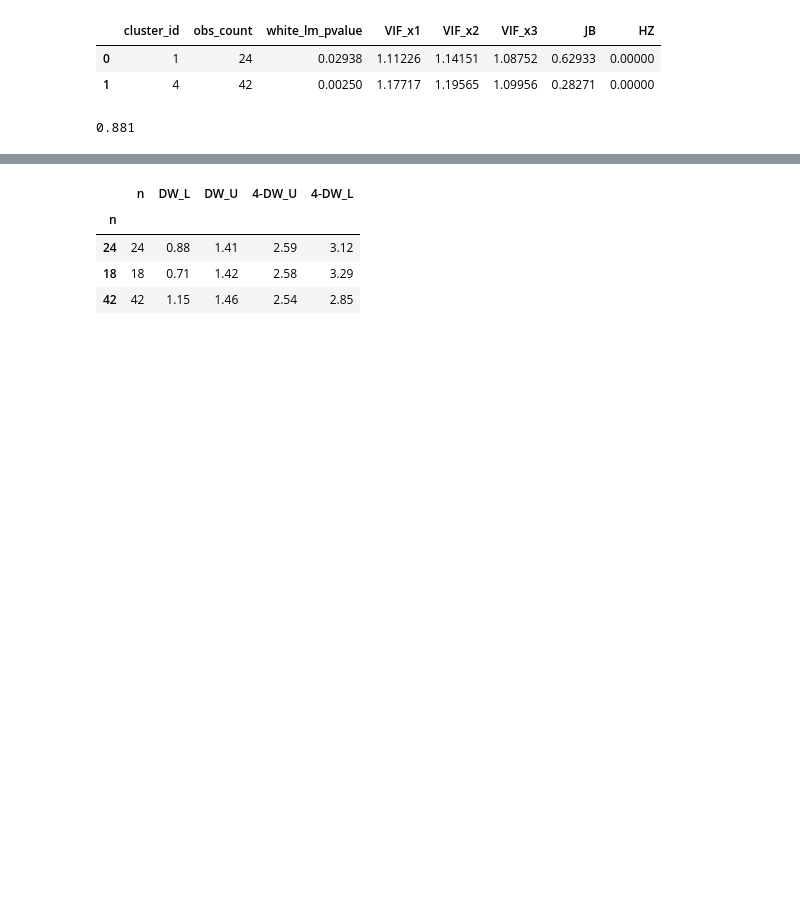
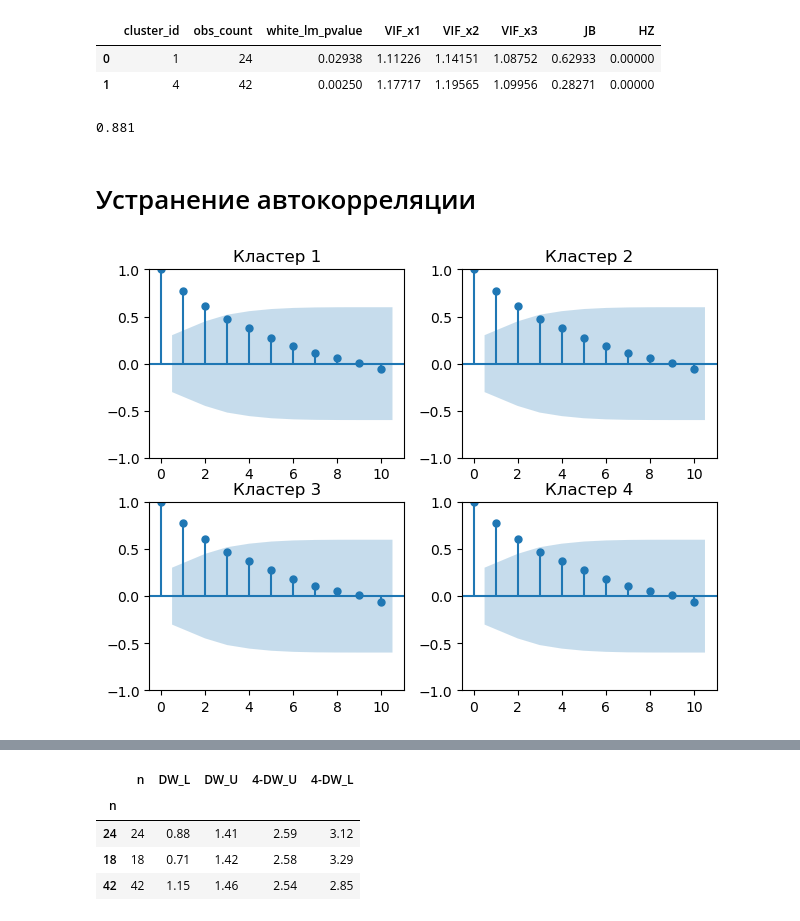
Before and after one commit to tony-pitchblack/---------------, a Jupyter notebook: clustering-structure.ipynb, the cells around one changed output, grey strips where cells are left out. Saved outputs shown, nothing was run; the diff lists cells and outputs as text; code cells hidden in the pictures; blank space fills up the shorter version.

```diff
--- a/clustering-structure.ipynb
+++ b/clustering-structure.ipynb
@@ -608,6 +719,21 @@ DW_table = DW_table.set_index('n', drop=False)
 DW_table.loc[24, 'DW_L']
 # %% [output]
 0.881
+# %% [markdown]
+# Устранение автокорреляции
+# %%
+from statsmodels.graphics.tsaplots import plot_acf
+
+fig, axes = plt.subplots(2, 2)
+fig.tight_layout()
+axs_indices = [(i, j) for i in range(2) for j in range(2)]
+cluster_ids = np.sort(data_for_regr_cl[linkage_type].unique())
+for axs_ind, cluster_id in zip(axs_indices, cluster_ids):
+    plot_acf(result_OLS.resid, lags=10, ax=axes[axs_ind])
+    axes[axs_ind].set_title(f'Кластер {cluster_id}')
+plt.show()
+# %% [output]
+[figure, added]
 # %%
 # CORRECT AUTOREGRESSION
 from help_funcs import ols_ar1, OLSAR1
```
Also changed, not shown: parts of 38 cells of this notebook.
